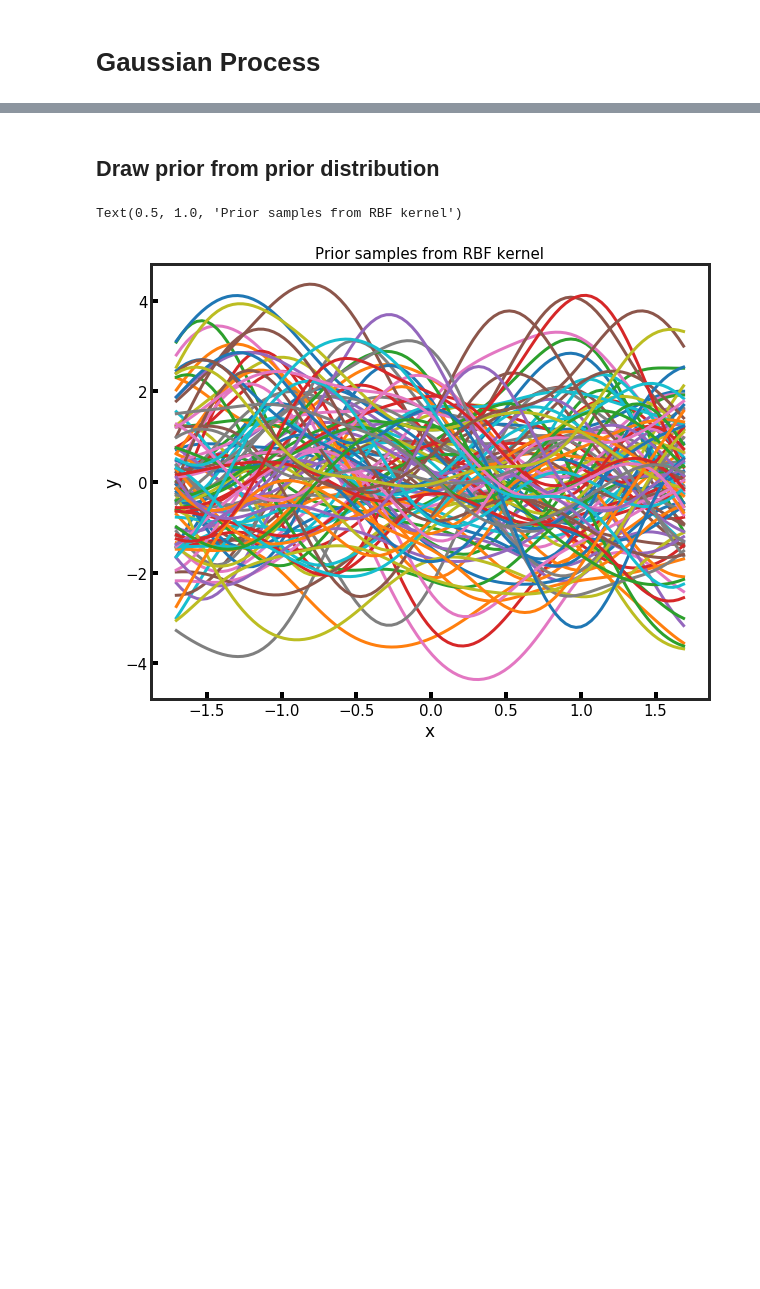
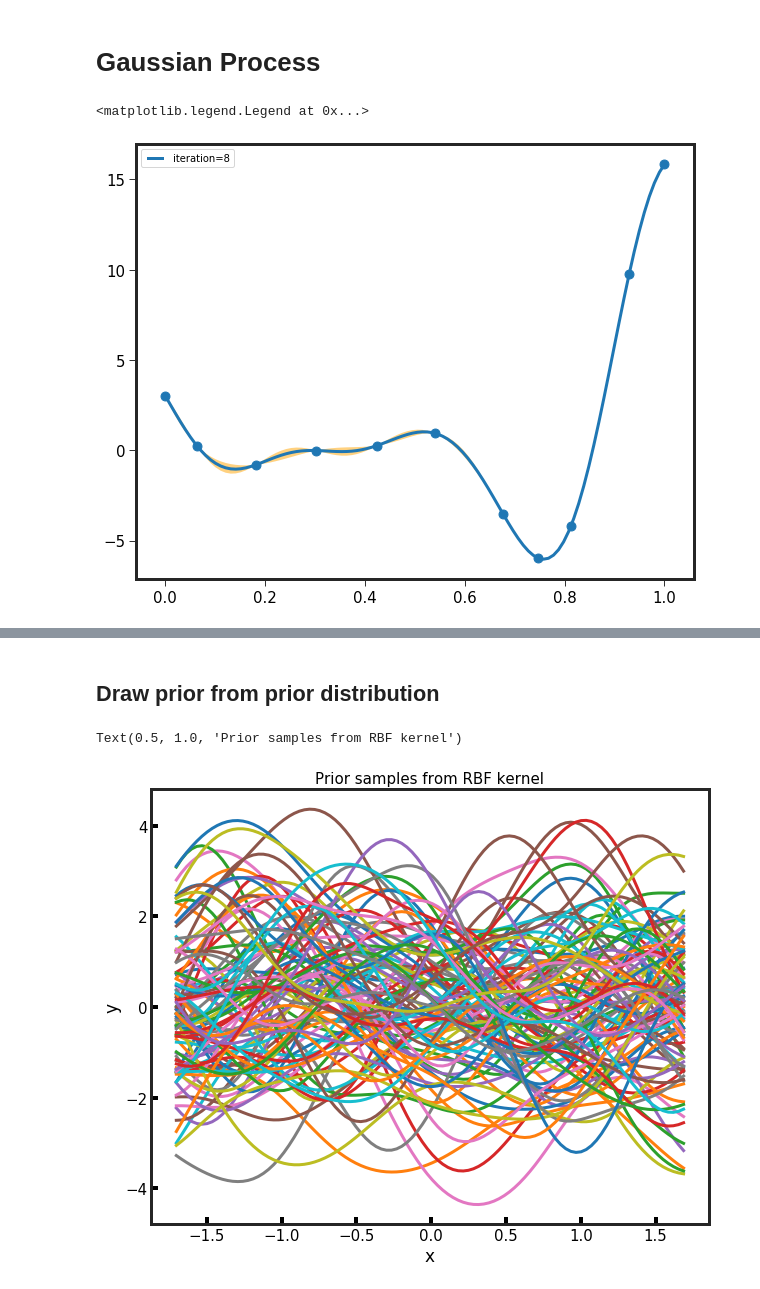
Before and after one commit to Yusheng-cai/Gaussian_process, a Jupyter notebook: GP_run.ipynb, the cells around one changed output, grey strips where cells are left out. Cells and saved outputs as stored; diff of their text form; code cells hidden in the pictures; blank space fills up the shorter version.

```diff
--- a/GP_run.ipynb
+++ b/GP_run.ipynb
@@ -154,3 +154,38 @@ ytest = Normalize(ytest,ym,ys)
 
 model1 = GP(X,y,rbf_kernel,hyp)
 model2 = GP(X,y,periodic_kernel,hyp_p)
+# %%
+fig = plt.figure()
+ax = fig.add_subplot(111)
+for i in range(9):
+    model1.train()
+    mu,cov = model1.predict(Xtest)
+    std = np.sqrt(np.abs(np.diag(cov)))
+    idx = np.argmax(std)
+
+    lower = mu.flatten() - 2*np.sqrt(np.abs(np.diag(cov)))
+    upper = mu.flatten() + 2*np.sqrt(np.abs(np.diag(cov)))
+
+
+    if i == 8:
+        ax.scatter(X*Xs+Xm,y*ys+ym,s=80)
+        ax.plot(Xtest*Xs+Xm,mu*ys+ym,label='iteration={}'.format(i))
+        ax.fill_between(Xtest.flatten()*Xs+Xm, lower.flatten()*ys+ym, upper.flatten()*ys+ym,
+                facecolor='orange', alpha=0.5)
+    new_point = np.array([Xtest[idx]])
+    X = np.vstack((X,new_point))*Xs+Xm
+    y = f_H(X)
+    Xtest = Xtest*Xs+Xm
+
+
+    Xm,Xs = X.mean(),X.std()
+    X = (X-Xm)/Xs
+    ym,ys = y.mean(),y.std()
+    y = (y-ym)/ys
+    Xtest = (Xtest-Xm)/Xs
+    model1 = GP(X,y,rbf_kernel,hyp)
+
+ax.legend()
+# %% [output]
+<matplotlib.legend.Legend at 0x...>
+[figure, added]
```
Also changed, not shown: parts of 5 cells of this notebook, 1 other file.
